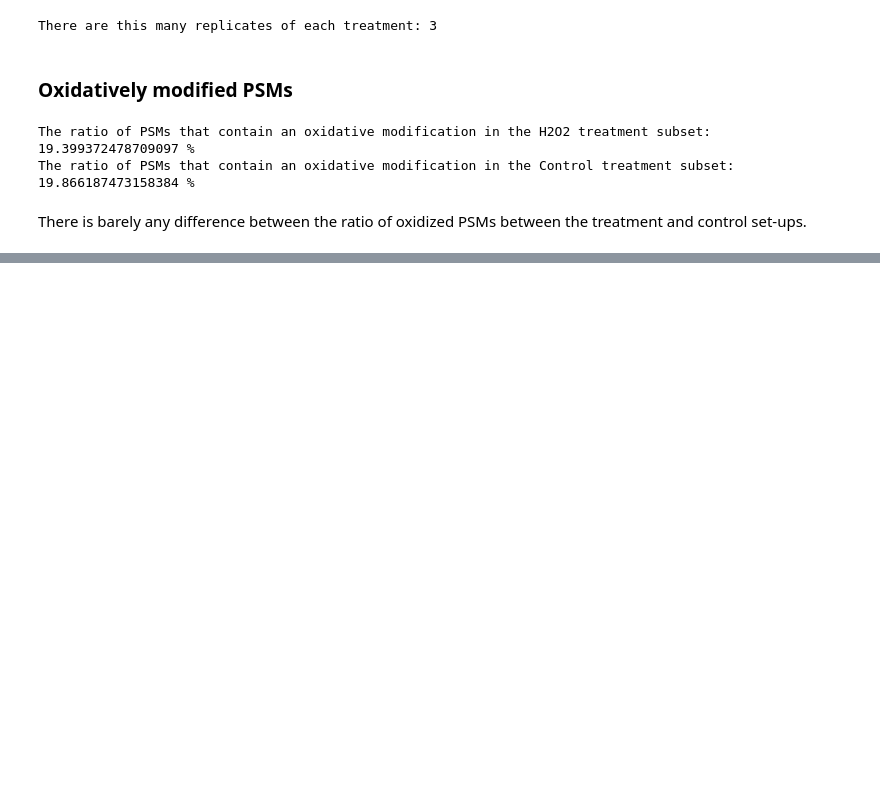
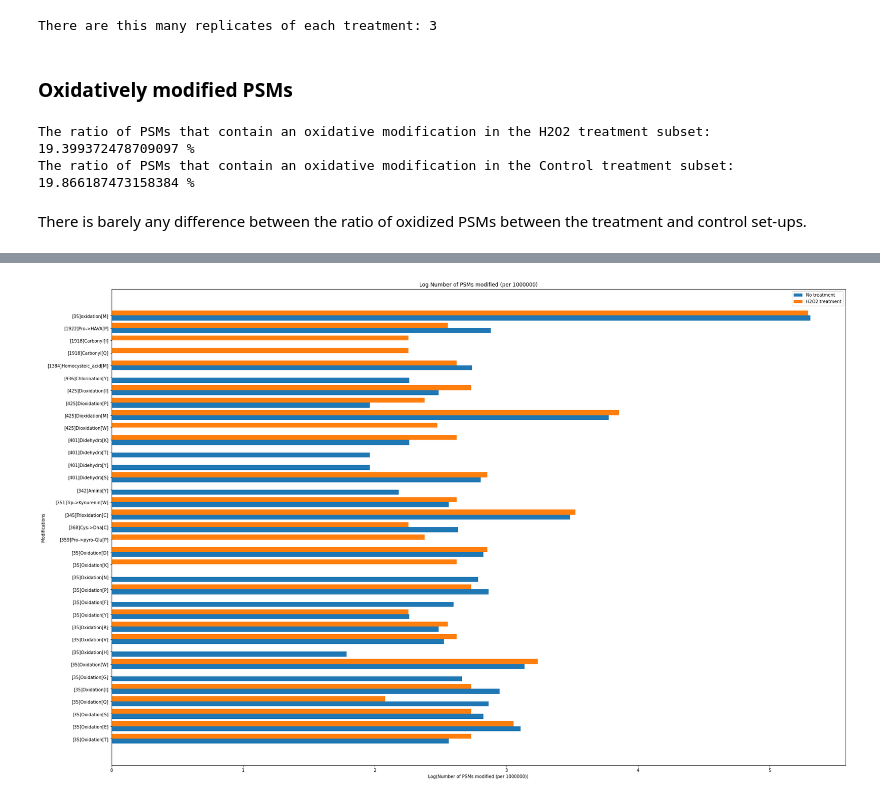
Before and after one commit to rodvrees/Master_Thesis, a Jupyter notebook: Project_analysis/PXD022545.ipynb, the cells around one changed output, grey strips where cells are left out. Saved outputs shown, nothing was run; the diff lists cells and outputs as text; code cells hidden in the pictures; blank space fills up the shorter version.

```diff
--- a/Project_analysis/PXD022545.ipynb
+++ b/Project_analysis/PXD022545.ipynb
@@ -168,0 +154,8 @@ Name: Modification, Length: 100, dtype: object
+# %%
+mrH2O2rep = modratios(H2O2rep)
+mrControlrep = modratios(Controlrep)
+# %%
+modr = pd.merge(mrH2O2rep,mrControlrep, on="Modification", suffixes=('_H2O2', '_Control'))
+modr["Difference"] = modr["Ratios_H2O2"] - modr["Ratios_Control"]
+modr = modr.drop(modr[(modr["Ratios_H2O2"] == 0) & (modr["Ratios_Control"] == 0)].index)
+modr
@@ -168,0 +199,19 @@ Name: Modification, Length: 100, dtype: object
+# %%
+y = modr["Modification"]
+xnone = np.log10(modr['Ratios_Control']*1000000)
+xH = np.log10(modr['Ratios_H2O2']*1000000)
+y_axis = np.arange(len(y))
+
+plt.figure(figsize=(30,20))
+plt.barh(y_axis - 0.2, xnone, 0.4, label = 'No treatment')
+plt.barh(y_axis + 0.2, xH, 0.4, label = 'H2O2 treatment')
+
+plt.yticks(y_axis, y)
+plt.ylabel("Modifications")
+plt.xlabel("Log(Number of PSMs modified (per 1000000))")
+plt.title("Log Number of PSMs modified (per 1000000)")
+
+plt.legend()
+plt.show()
+# %% [output]
+[figure, added]
```
Also changed, not shown: parts of 26 cells of this notebook, 8 other files.
